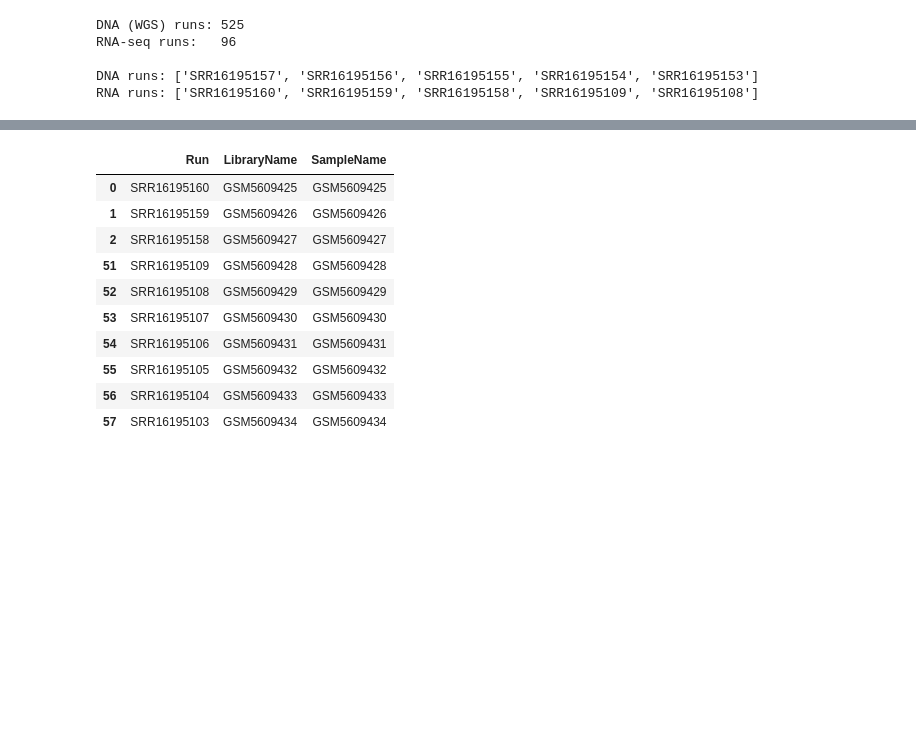
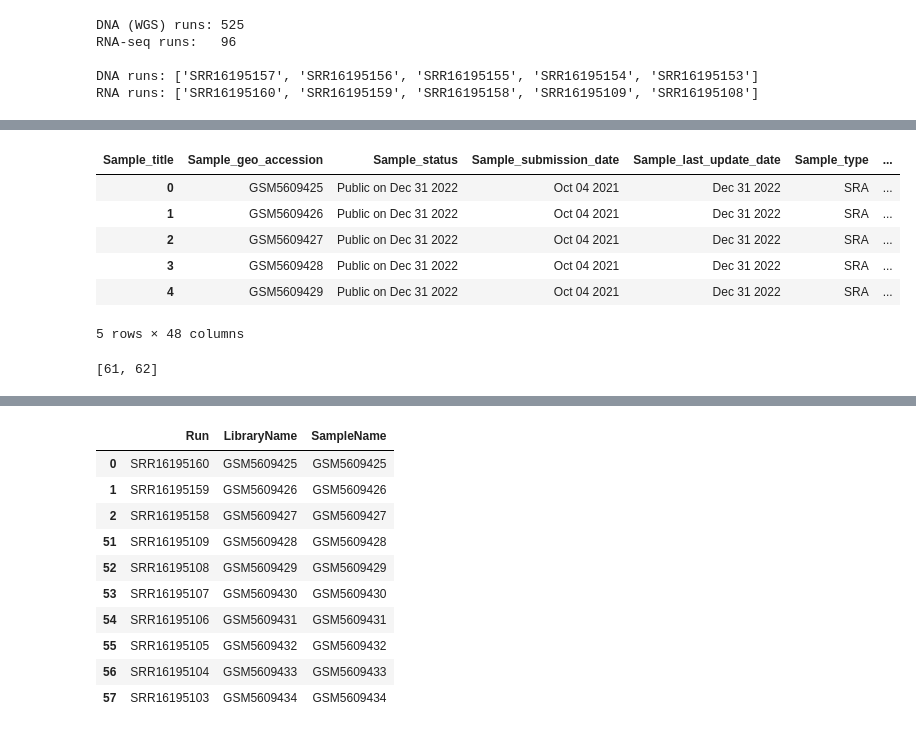
Before and after one commit to irith-kat/genai4bio-project, a Jupyter notebook: notebook_tests/joint_DNA_RNA_processing.ipynb, the cells around one changed output, grey strips where cells are left out. Cells and saved outputs as stored; diff of their text form; code cells hidden in the pictures; blank space fills up the shorter version.

```diff
--- a/notebook_tests/joint_DNA_RNA_processing.ipynb
+++ b/notebook_tests/joint_DNA_RNA_processing.ipynb
@@ -329,0 +346,14 @@ print(len((runinfo['Sample']).unique())) #621
+# %%
+GEO_series_matrix_1.head()
+# IDEA: join SRA metadata and GEO series matrix 1 on their unique SampleName/Sample_geo_accession.
+
+# GEO series matrix 1: 48 columns
+# GEO series matrix 2: 46 columns
+# %% [output]
+| Sample_title | Sample_geo_accession | Sample_status | Sample_submission_date | Sample_last_update_date | Sample_type | ... |
+| 0 | GSM5609425 | Public on Dec 31 2022 | Oct 04 2021 | Dec 31 2022 | SRA | ... |
+| 1 | GSM5609426 | Public on Dec 31 2022 | Oct 04 2021 | Dec 31 2022 | SRA | ... |
+| 2 | GSM5609427 | Public on Dec 31 2022 | Oct 04 2021 | Dec 31 2022 | SRA | ... |
+| 3 | GSM5609428 | Public on Dec 31 2022 | Oct 04 2021 | Dec 31 2022 | SRA | ... |
+| 4 | GSM5609429 | Public on Dec 31 2022 | Oct 04 2021 | Dec 31 2022 | SRA | ... |
+5 rows × 48 columns
@@ -329,0 +400,19 @@ print(len((runinfo['Sample']).unique())) #621
+# %%
+# Rename columns
+# Rename the two duplicates only
+columns_list = (full_df.columns).to_list()
+
+# Find all indices where the column name is 'Sample_description'
+idx = [i for i, c in enumerate(columns_list) if c == "Sample_description"]
+
+# Sanity check: expect 2 occurrences
+print(idx)  # e.g. [3, 7]
+
+# Rename them
+if len(idx) >= 2:
+    columns_list[idx[0]] = "Sample_description_1"
+    columns_list[idx[1]] = "Sample_description_2"
+
+full_df.columns = columns_list
+# %% [output]
+[61, 62]
```
Also changed, not shown: parts of 11 cells of this notebook, 1 other file.
